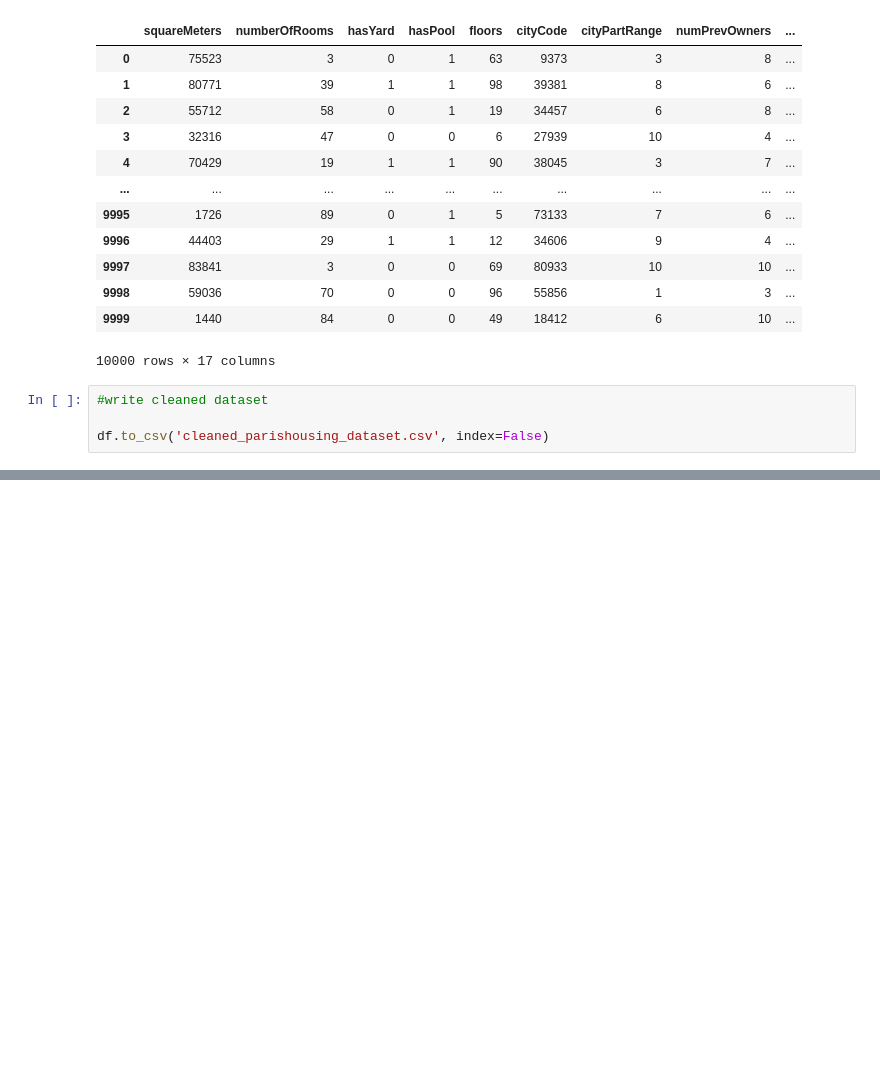
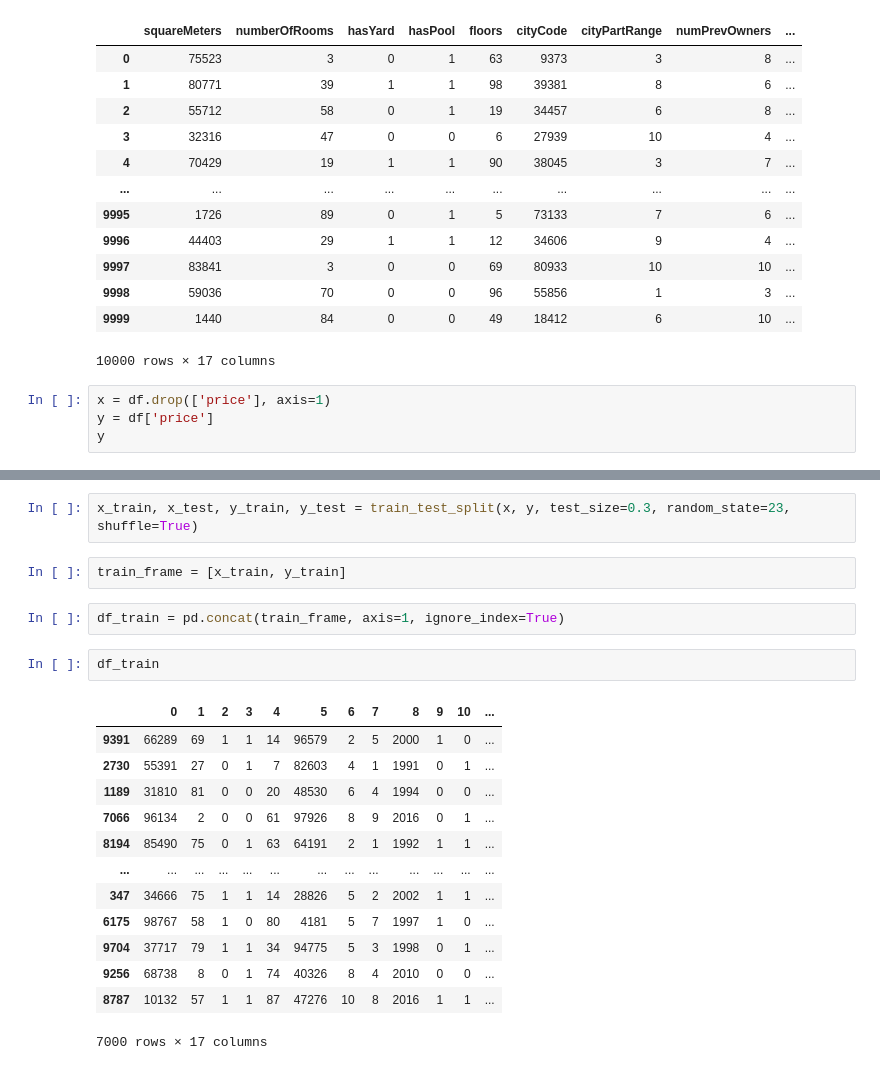
Before and after one commit to anaklusmos666/House_Price_Prediction, a Jupyter notebook: data_handle.ipynb, the cells around one changed output, grey strips where cells are left out. Saved outputs shown, nothing was run; the diff lists cells and outputs as text; blank space fills up the shorter version.

Commit message:
dataset splited

```diff
--- a/data_handle.ipynb
+++ b/data_handle.ipynb
@@ -150,6 +150,6 @@ df
 | 9999 | 1440 | 84 | 0 | 0 | 49 | 18412 | 6 | 10 | ... |
 10000 rows × 17 columns
 # %%
-#write cleaned dataset
-
-df.to_csv('cleaned_parishousing_dataset.csv', index=False)
+x = df.drop(['price'], axis=1)
+y = df['price']
+y
@@ -155,0 +185,22 @@ df.to_csv('cleaned_parishousing_dataset.csv', index=False)
+# %%
+x_train, x_test, y_train, y_test = train_test_split(x, y, test_size=0.3, random_state=23, shuffle=True)
+# %%
+train_frame = [x_train, y_train]
+# %%
+df_train = pd.concat(train_frame, axis=1, ignore_index=True)
+# %%
+df_train
+# %% [output]
+|  | 0 | 1 | 2 | 3 | 4 | 5 | 6 | 7 | 8 | 9 | 10 | ... |
+| 9391 | 66289 | 69 | 1 | 1 | 14 | 96579 | 2 | 5 | 2000 | 1 | 0 | ... |
+| 2730 | 55391 | 27 | 0 | 1 | 7 | 82603 | 4 | 1 | 1991 | 0 | 1 | ... |
+| 1189 | 31810 | 81 | 0 | 0 | 20 | 48530 | 6 | 4 | 1994 | 0 | 0 | ... |
+| 7066 | 96134 | 2 | 0 | 0 | 61 | 97926 | 8 | 9 | 2016 | 0 | 1 | ... |
+| 8194 | 85490 | 75 | 0 | 1 | 63 | 64191 | 2 | 1 | 1992 | 1 | 1 | ... |
+| ... | ... | ... | ... | ... | ... | ... | ... | ... | ... | ... | ... | ... |
+| 347 | 34666 | 75 | 1 | 1 | 14 | 28826 | 5 | 2 | 2002 | 1 | 1 | ... |
+| 6175 | 98767 | 58 | 1 | 0 | 80 | 4181 | 5 | 7 | 1997 | 1 | 0 | ... |
+| 9704 | 37717 | 79 | 1 | 1 | 34 | 94775 | 5 | 3 | 1998 | 0 | 1 | ... |
+| 9256 | 68738 | 8 | 0 | 1 | 74 | 40326 | 8 | 4 | 2010 | 0 | 0 | ... |
+| 8787 | 10132 | 57 | 1 | 1 | 87 | 47276 | 10 | 8 | 2016 | 1 | 1 | ... |
+7000 rows × 17 columns
```
Also changed, not shown: parts of 8 cells of this notebook.
